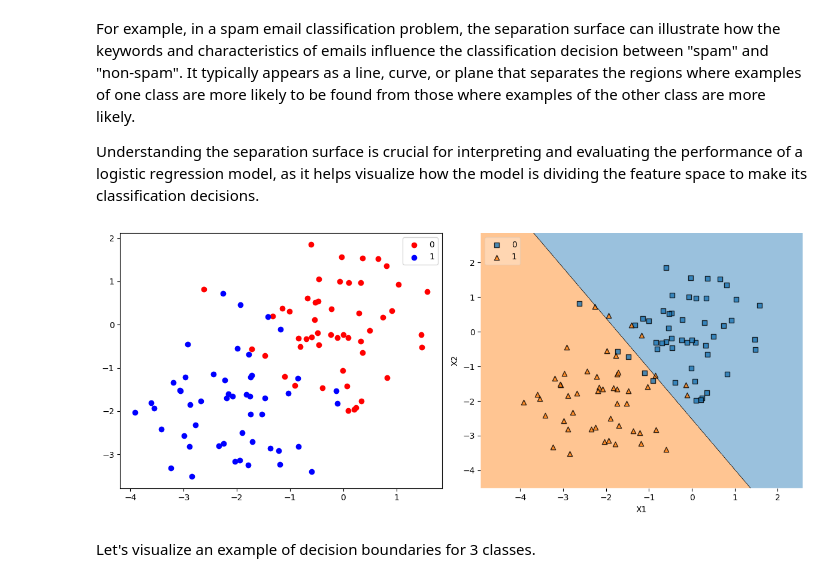
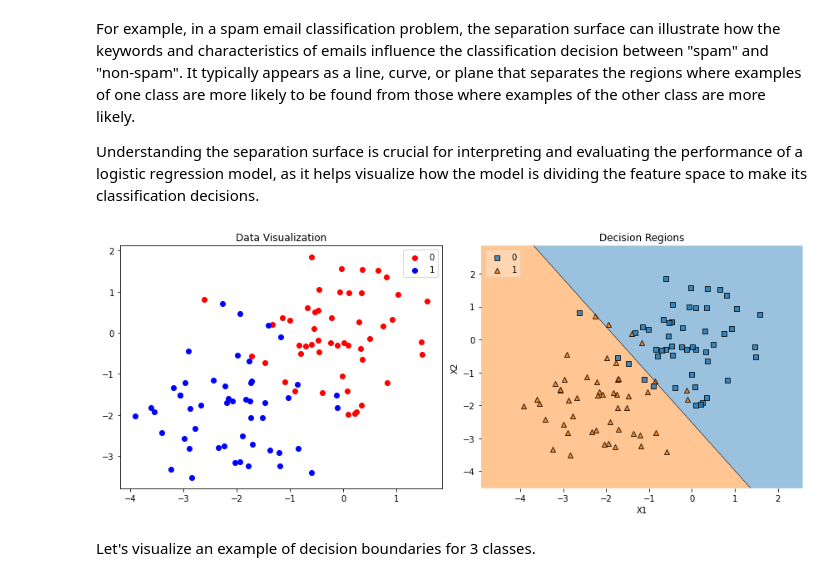
Before and after one commit to VictorFrancheto/logistic-regression, a Jupyter notebook: logistic_regression.ipynb, the cells around one changed output. Saved outputs shown, nothing was run; the diff lists cells and outputs as text; code cells hidden in the pictures.

```diff
--- a/logistic_regression.ipynb
+++ b/logistic_regression.ipynb
@@ -318,34 +314,36 @@ n_samples = 100  # number of observations
 centers = [(0, 0), (-2, -2)]  # centers of the clusters
 X, y = make_blobs(n_samples=n_samples, n_features=2, cluster_std=1.0, centers=centers,
                   shuffle=False, random_state=42)
 
 # Convert data to DataFrame format
 data = pd.DataFrame(data=np.column_stack((X, np.transpose(y))), columns=["X1", "X2", "y"])
 
 # Show the data and color it according to classes
 colors = ["red", "blue"]
 plt.figure(figsize=(12, 5))
 
 plt.subplot(1, 2, 1)
 for label in np.unique(y):
     indices = np.where(y == label)
     plt.scatter(X[indices, 0], X[indices, 1], color=colors[label], label=label)
 plt.legend()
+plt.title("Data Visualization")
 
 # Train a logistic regression classifier
 model = LogisticRegression(solver="lbfgs", multi_class="auto", max_iter=1000)
 model.fit(X, y)
 
 # Plot decision regions
 plt.subplot(1, 2, 2)
 plot_decision_regions(X, y, clf=model, legend=2)
 plt.xlabel("X1")
 plt.ylabel("X2")
+plt.title("Decision Regions")
 
 plt.tight_layout()
 plt.show()
 # %% [output]
-[figure, old version]
+[figure, new version]
 # %% [markdown]
 Let's visualize an example of decision boundaries for 3 classes.
 # %%
```
Also changed, not shown: parts of 12 cells of this notebook.
